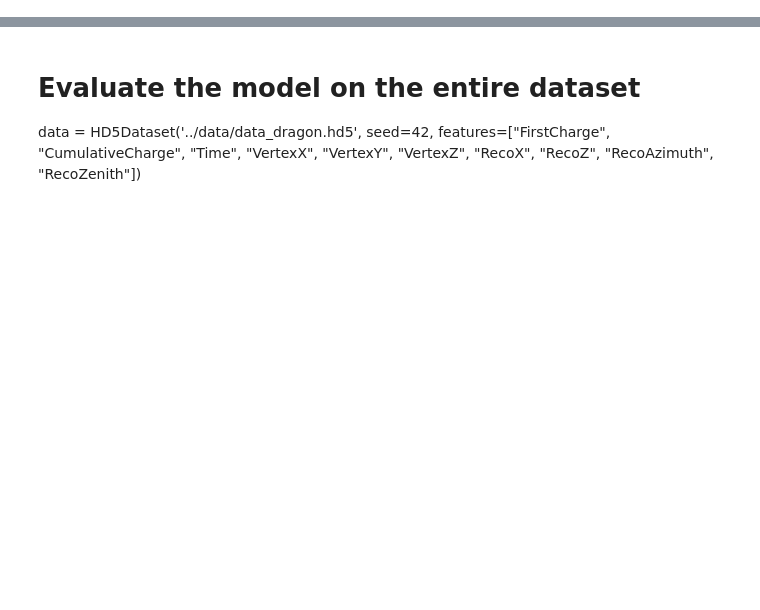
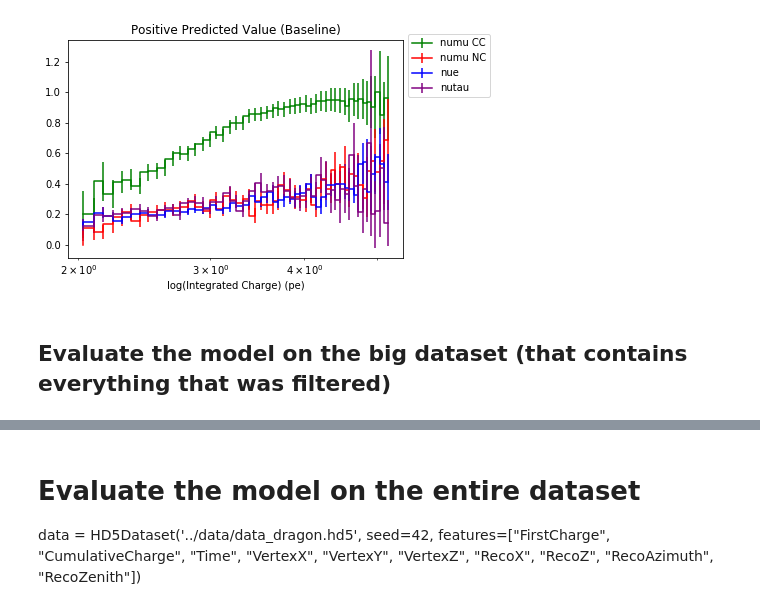
Before and after one commit to ruian1/NuIntClassification, a Jupyter notebook: baselines.ipynb, the cells around one changed output, grey strips where cells are left out. Cells and saved outputs as stored; diff of their text form; code cells hidden in the pictures; blank space fills up the shorter version.

Commit message:
Clean up baselines notebook

```diff
--- a/baselines.ipynb
+++ b/baselines.ipynb
@@ -10,0 +158,7 @@ from collections import defaultdict
+# %%
+ppr_plot(y_baseline[test_idx], data.targets[test_idx], charge[test_idx], pdg_encodings[test_idx], interaction_type[test_idx],
+        'Positive Predicted Value (Baseline)', plots)
+# %% [output]
+[figure, added]
+# %% [markdown]
+## Evaluate the model on the big dataset (that contains everything that was filtered)
```
Also changed, not shown: parts of 39 cells of this notebook, 1 other file.
